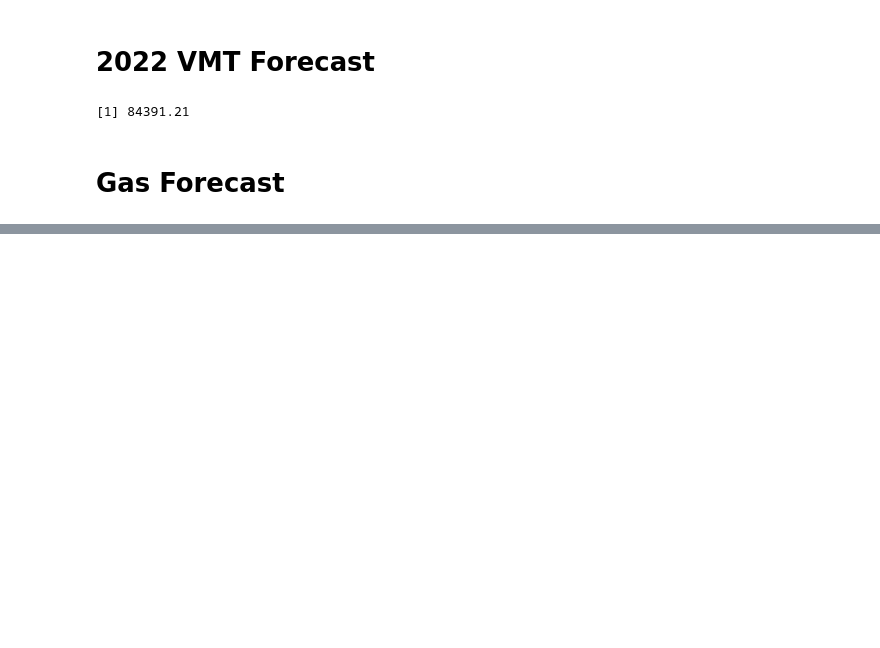
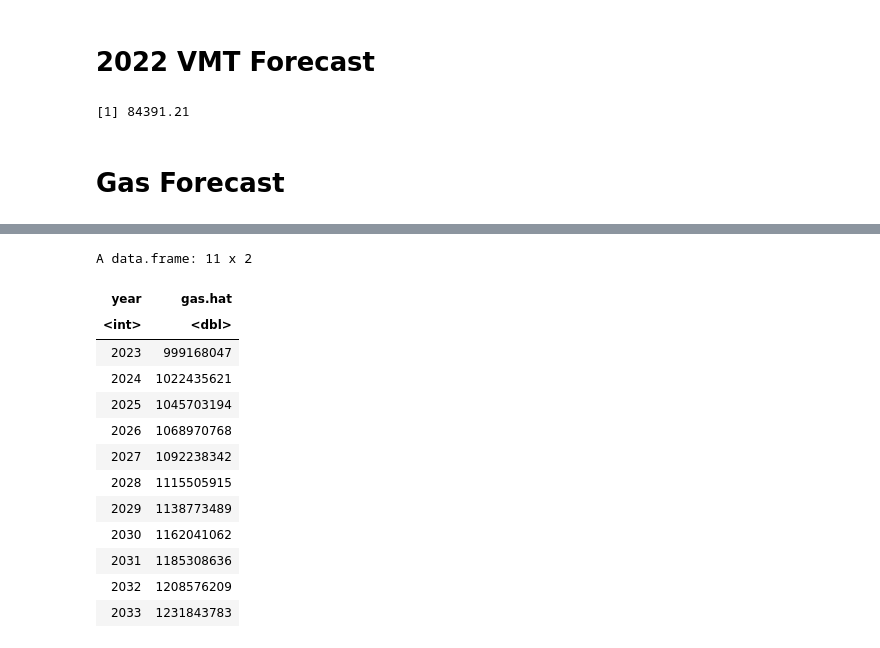
Before and after one commit to n-smalley/f606-Final-Project, a Jupyter notebook: forecasting-r.ipynb, the cells around one changed output, grey strips where cells are left out. Saved outputs shown, nothing was run; the diff lists cells and outputs as text; code cells hidden in the pictures; blank space fills up the shorter version.

```diff
--- a/forecasting-r.ipynb
+++ b/forecasting-r.ipynb
@@ -101,0 +117,17 @@ plot(gas.fc$time,gas.fc$gas.hat)
+# %%
+aggregate(gas.hat ~ year, gas.fc, sum)
+# %% [output]
+A data.frame: 11 x 2
+| year | gas.hat |
+| <int> | <dbl> |
+| 2023 | 999168047 |
+| 2024 | 1022435621 |
+| 2025 | 1045703194 |
+| 2026 | 1068970768 |
+| 2027 | 1092238342 |
+| 2028 | 1115505915 |
+| 2029 | 1138773489 |
+| 2030 | 1162041062 |
+| 2031 | 1185308636 |
+| 2032 | 1208576209 |
+| 2033 | 1231843783 |
```
Also changed, not shown: parts of 6 cells of this notebook.
